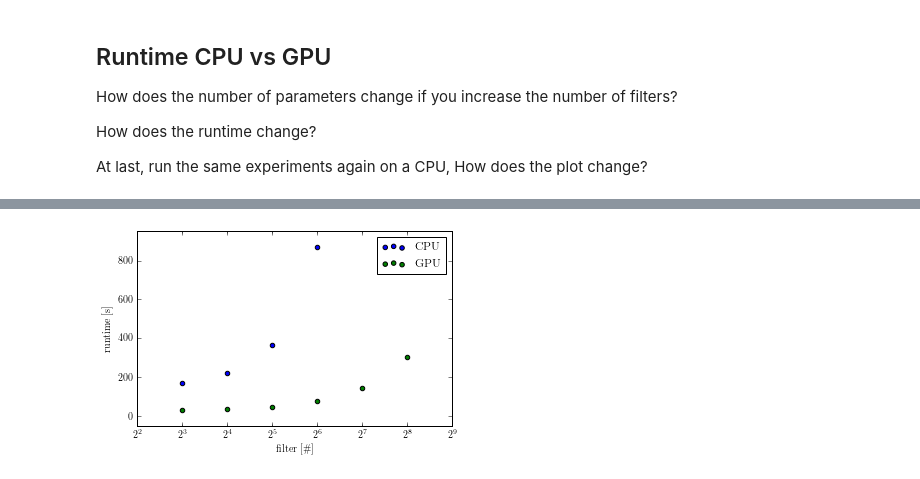
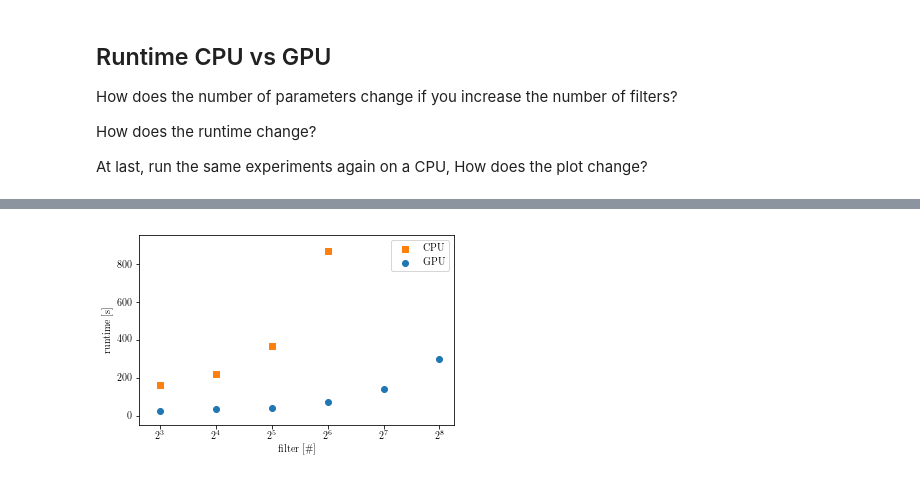
Before and after one commit to dekuenstle/dl_lab_2017, a Jupyter notebook: exercise2/notebook/exercise_2.ipynb, the cells around one changed output, grey strips where cells are left out. Saved outputs shown, nothing was run; the diff lists cells and outputs as text; code cells hidden in the pictures.

```diff
--- a/exercise2/notebook/exercise_2.ipynb
+++ b/exercise2/notebook/exercise_2.ipynb
@@ -52,7 +52,7 @@ def mnist(datasets_dir='./data'):
     f.close()
 
     test_x, test_y = test_set
-    test_x = test_x.astype('float32')
+    test_x = test_x.astype('float32')'-' | '--' | '-.' | ':'
     test_x = test_x.astype('float32').reshape(test_x.shape[0], 1, 28, 28)
     test_y = test_y.astype('int32')
     valid_x, valid_y = valid_set
@@ -132,7 +132,7 @@ class LeNet():
             results.append(batch_result)
         return sizes, results
 
-    def _gd_step_graph(self, learning_rate):
+    def _gd_step_graph(self, learning_rate):'-' | '--' | '-.' | ':'
         gd = tf.train.GradientDescentOptimizer(learning_rate)
         return gd.minimize(self._loss_graph())
 
@@ -154,16 +154,16 @@ class LeNet():
                                                    X, y,
                                                    self.max_batch_size)
         n_samples = sum(batch_size)
-        return np.mean(np.array(batch_size)  / n_samples * np.array(batch_loss))
+        return np.mean(np.array(batch_size) * np.array(batch_loss) / n_samples)
 
     def classification_error(self, X, y, y_one_hot=True):
         if y_one_hot:
             y = one_hot(y)
         batch_size, batch_error = self._run_batched(self.classification_error_graph,
                                                     X, y,
-                                                    self.max_batch_size)
+                                                  '-' | '--' | '-.' | ':'  self.max_batch_size)
         n_samples = sum(batch_size)
-        return np.mean(np.array(batch_size) / n_samples * np.array(batch_error))
+        return np.mean(np.array(batch_size) * np.array(batch_error) / n_samples)
 
 
     def _network_graph(self, init_stddev, n_filter):
@@ -308,7 +310,7 @@ gpus = [d for d in devices if d.device_type == 'GPU']
 train_config = dict(max_epochs=10, batch_size=64,
                     learning_rate=0.1, y_one_hot=True)
 
-def check_time(filters):
+def check_time(filters):color
     times = []
     for n_filter in filters:
         print("USE #FILTER {}".format(n_filter))
@@ -356,17 +358,19 @@ epoch 10: loss 0.0018, train error 0.0006, valid error 0.0063
 # %%
+import matplotlib as mp
 if len(cpu_filters) == len(cpu_time):
-    plt.scatter(cpu_filters, cpu_time, label='CPU', c='b')
+    plt.scatter(cpu_filters, cpu_time, label='CPU', c='C1', marker='s')
 
 if len(gpu_filters) == len(gpu_time):
-    plt.scatter(gpu_filters, gpu_time, label='GPU', c='g')
+    plt.scatter(gpu_filters, gpu_time, label='GPU', c='C0', marker='o')
 
 plt.legend(loc='best')
 plt.xlabel('filter [\#]')
 plt.ylim(-50, 950)
 plt.xscale('log', basex=2)
+
 plt.ylabel('runtime [s]')
 
 plt.savefig('../report/assets/runtime.pdf')
 plt.show()
 # %% [output]
-[figure, old version]
+[figure, new version]
```
Also changed, not shown: parts of 4 cells of this notebook, 2 other files.
